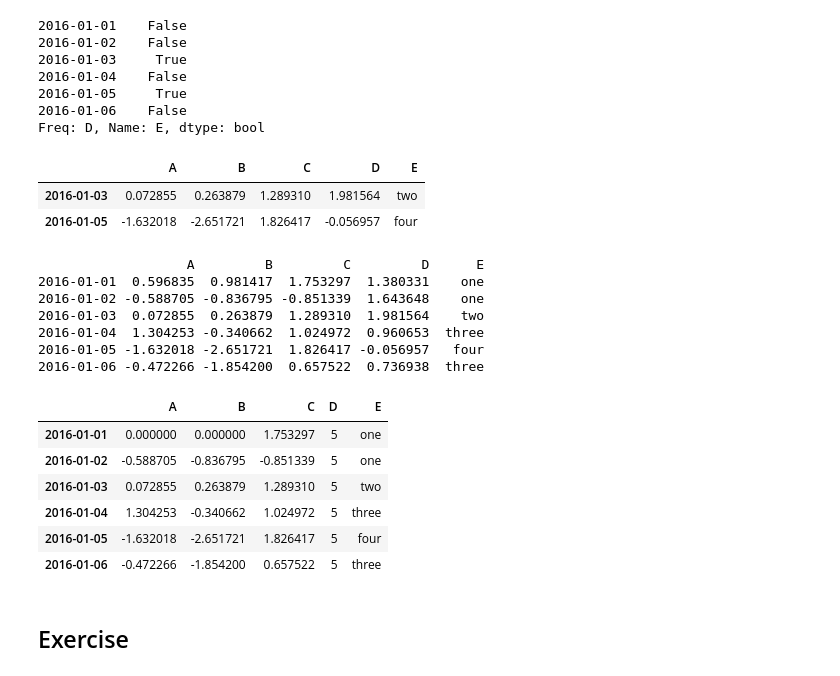
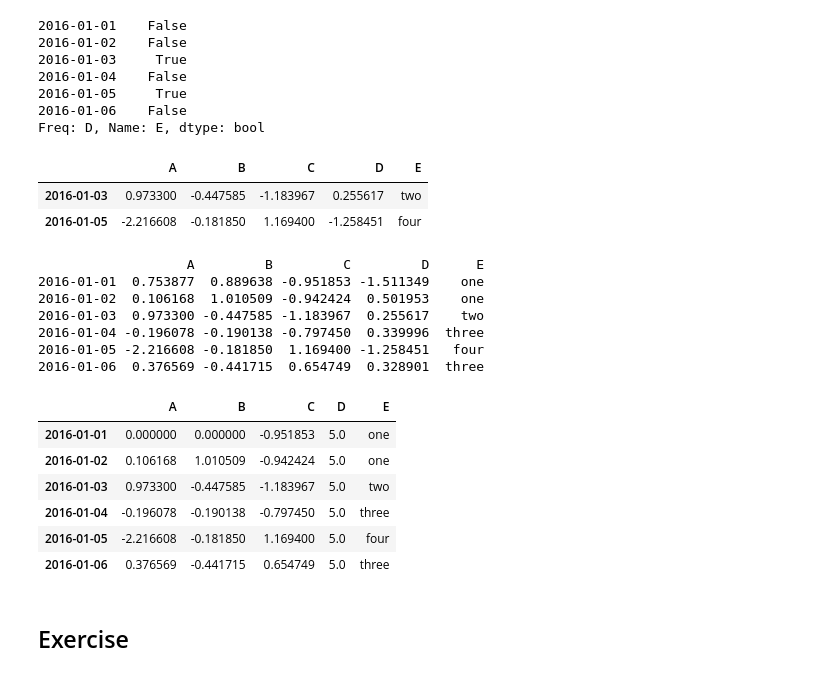
Before and after one commit to karhong-sam/WQD7003-DataAnalytics, a Jupyter notebook: lab/Lab_4_DataManipulationAndAnalysis_Part2.ipynb, the cells around one changed output. Cells and saved outputs as stored; diff of their text form; code cells hidden in the pictures.

```diff
--- a/lab/Lab_4_DataManipulationAndAnalysis_Part2.ipynb
+++ b/lab/Lab_4_DataManipulationAndAnalysis_Part2.ipynb
@@ -439,3 +445,6 @@ df.iloc[1,1]
 ## Exercise
 # %%
 # retrieve the value of Column C on 2016-01-05
+dates = pd.date_range('20160101', periods=6)
+df_c = pd.DataFrame(np.random.randn(6,4), index=dates, columns=list('ABCD'))
+df_c.loc['2016-01-05', 'C']
@@ -447,3 +482,6 @@ df.iloc[1,1]
 ### Masks
 
 We can use _boolean arrays_ to select data
+# %%
+df_new = df_c.copy()
+df_new.A>0
@@ -487,7 +524,8 @@ df[df > 0]
 # %% [markdown]
 ### Setting Data
 # %%
-df['E'] = ['one', 'one','two','three','four','three']
-df
+df2 = df_new.copy()
+df2['E'] = ['one', 'one','two','three','four','three']
+df2
 # %% [output]
 |  | A | B | C | D | E |
@@ -508,33 +546,33 @@ df['E'].isin(['two','four'])
 2016-01-06    False
 Freq: D, Name: E, dtype: bool
 # %%
-df[df['E'].isin(['two','four'])]
+df2[df2['E'].isin(['two','four'])]
 # %% [output]
 |  | A | B | C | D | E |
-| 2016-01-03 | 0.072855 | 0.263879 | 1.289310 | 1.981564 | two |
-| 2016-01-05 | -1.632018 | -2.651721 | 1.826417 | -0.056957 | four |
+| 2016-01-03 | 0.973300 | -0.447585 | -1.183967 | 0.255617 | two |
+| 2016-01-05 | -2.216608 | -0.181850 | 1.169400 | -1.258451 | four |
 # %%
 # We can set data in a variety of ways
-print(df)
-df.at[dates[0],'A'] = 0
-df.iat[0,1] = 0
-df.loc[:,'D'] = np.array([5] * len(df))
-df
+print(df2)
+df2.at[dates[0],'A'] = 0
+df2.iat[0,1] = 0
+df2.loc[:,'D'] = np.array([5] * len(df2))
+df2
 # %% [output]
                    A         B         C         D      E
-2016-01-01  0.596835  0.981417  1.753297  1.380331    one
-2016-01-02 -0.588705 -0.836795 -0.851339  1.643648    one
-2016-01-03  0.072855  0.263879  1.289310  1.981564    two
-2016-01-04  1.304253 -0.340662  1.024972  0.960653  three
-2016-01-05 -1.632018 -2.651721  1.826417 -0.056957   four
-2016-01-06 -0.472266 -1.854200  0.657522  0.736938  three
+2016-01-01  0.753877  0.889638 -0.951853 -1.511349    one
+2016-01-02  0.106168  1.010509 -0.942424  0.501953    one
+2016-01-03  0.973300 -0.447585 -1.183967  0.255617    two
+2016-01-04 -0.196078 -0.190138 -0.797450  0.339996  three
+2016-01-05 -2.216608 -0.181850  1.169400 -1.258451   four
+2016-01-06  0.376569 -0.441715  0.654749  0.328901  three
 |  | A | B | C | D | E |
-| 2016-01-01 | 0.000000 | 0.000000 | 1.753297 | 5 | one |
-| 2016-01-02 | -0.588705 | -0.836795 | -0.851339 | 5 | one |
-| 2016-01-03 | 0.072855 | 0.263879 | 1.289310 | 5 | two |
-| 2016-01-04 | 1.304253 | -0.340662 | 1.024972 | 5 | three |
-| 2016-01-05 | -1.632018 | -2.651721 | 1.826417 | 5 | four |
-| 2016-01-06 | -0.472266 | -1.854200 | 0.657522 | 5 | three |
+| 2016-01-01 | 0.000000 | 0.000000 | -0.951853 | 5.0 | one |
+| 2016-01-02 | 0.106168 | 1.010509 | -0.942424 | 5.0 | one |
+| 2016-01-03 | 0.973300 | -0.447585 | -1.183967 | 5.0 | two |
+| 2016-01-04 | -0.196078 | -0.190138 | -0.797450 | 5.0 | three |
+| 2016-01-05 | -2.216608 | -0.181850 | 1.169400 | 5.0 | four |
+| 2016-01-06 | 0.376569 | -0.441715 | 0.654749 | 5.0 | three |
 # %% [markdown]
 ## Exercise
 # %%
```
Also changed, not shown: parts of 38 cells of this notebook, 4 other files.
